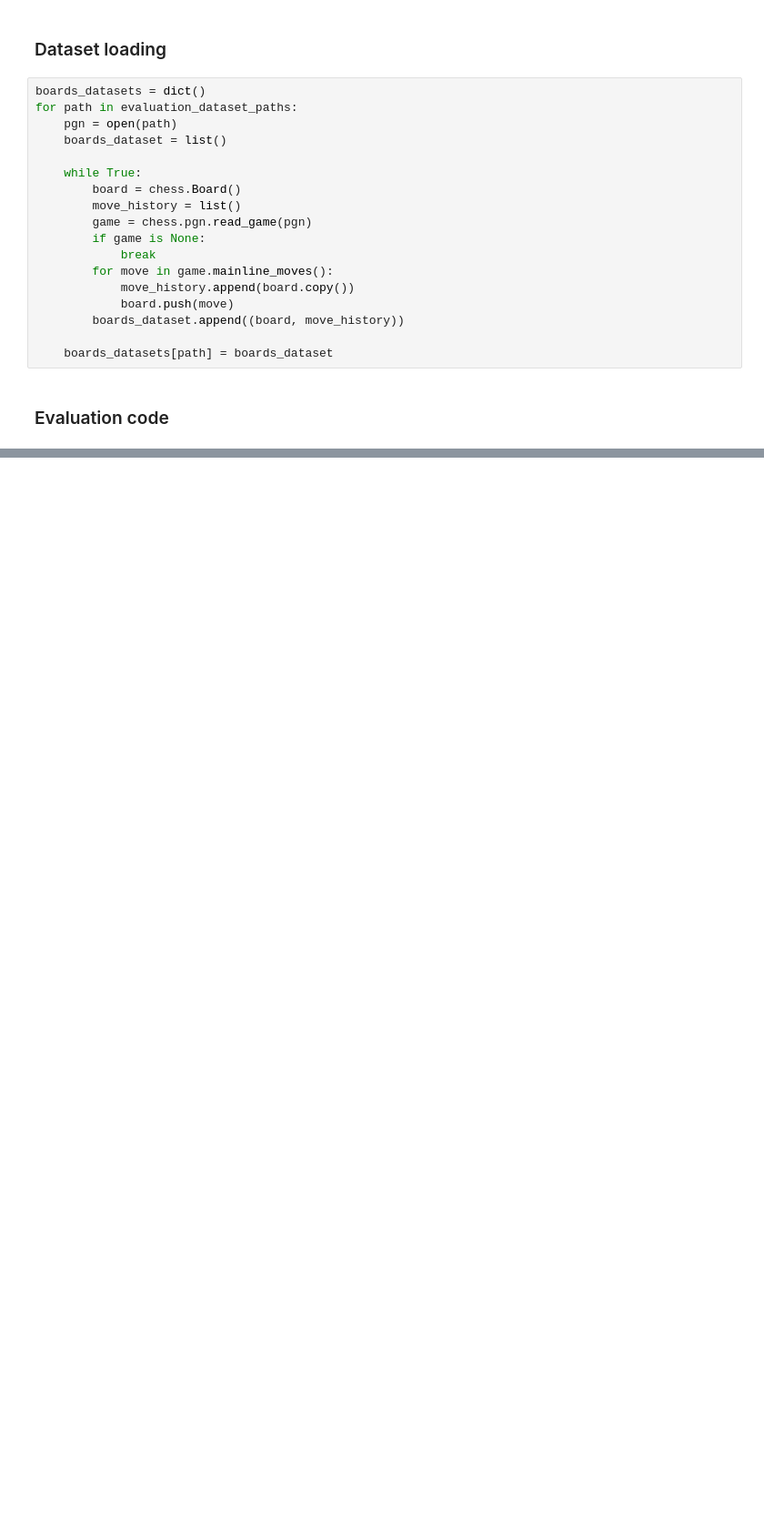
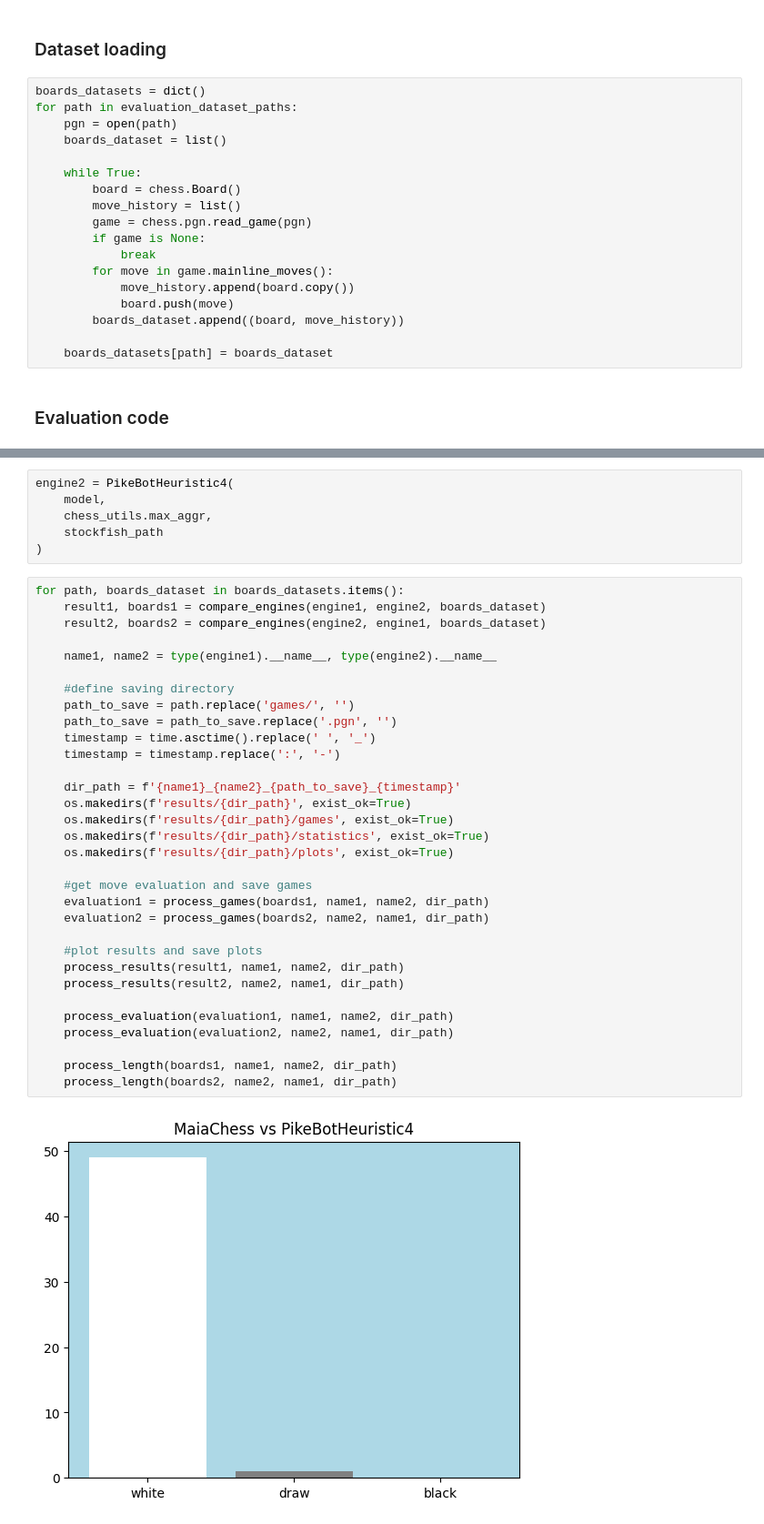
Before and after one commit to MatTheTab/PikeBot, a Jupyter notebook: evaluation/evaluate_engines.ipynb, the cells around one changed output, grey strips where cells are left out. Shown at 91% size. Drawn from its saved outputs; the diff is of its cells as text; blank space fills up the shorter version.

```diff
--- a/evaluation/evaluate_engines.ipynb
+++ b/evaluation/evaluate_engines.ipynb
@@ -127,0 +129,40 @@ for path, boards_dataset in boards_datasets.items():
+# %%
+engine2 = PikeBotHeuristic4(
+    model,
+    chess_utils.max_aggr,
+    stockfish_path
+)
+# %%
+for path, boards_dataset in boards_datasets.items():
+    result1, boards1 = compare_engines(engine1, engine2, boards_dataset)
+    result2, boards2 = compare_engines(engine2, engine1, boards_dataset)
+
+    name1, name2 = type(engine1).__name__, type(engine2).__name__
+
+    #define saving directory
+    path_to_save = path.replace('games/', '')
+    path_to_save = path_to_save.replace('.pgn', '')
+    timestamp = time.asctime().replace(' ', '_')
+    timestamp = timestamp.replace(':', '-')
+
+    dir_path = f'{name1}_{name2}_{path_to_save}_{timestamp}'
+    os.makedirs(f'results/{dir_path}', exist_ok=True)
+    os.makedirs(f'results/{dir_path}/games', exist_ok=True)
+    os.makedirs(f'results/{dir_path}/statistics', exist_ok=True)
+    os.makedirs(f'results/{dir_path}/plots', exist_ok=True)
+
+    #get move evaluation and save games
+    evaluation1 = process_games(boards1, name1, name2, dir_path)
+    evaluation2 = process_games(boards2, name2, name1, dir_path)
+
+    #plot results and save plots
+    process_results(result1, name1, name2, dir_path)
+    process_results(result2, name2, name1, dir_path)
+
+    process_evaluation(evaluation1, name1, name2, dir_path)
+    process_evaluation(evaluation2, name2, name1, dir_path)
+
+    process_length(boards1, name1, name2, dir_path)
+    process_length(boards2, name2, name1, dir_path)
+# %% [output]
+[figure, added]
```
Also changed, not shown: parts of 7 cells of this notebook, 2 other files.
